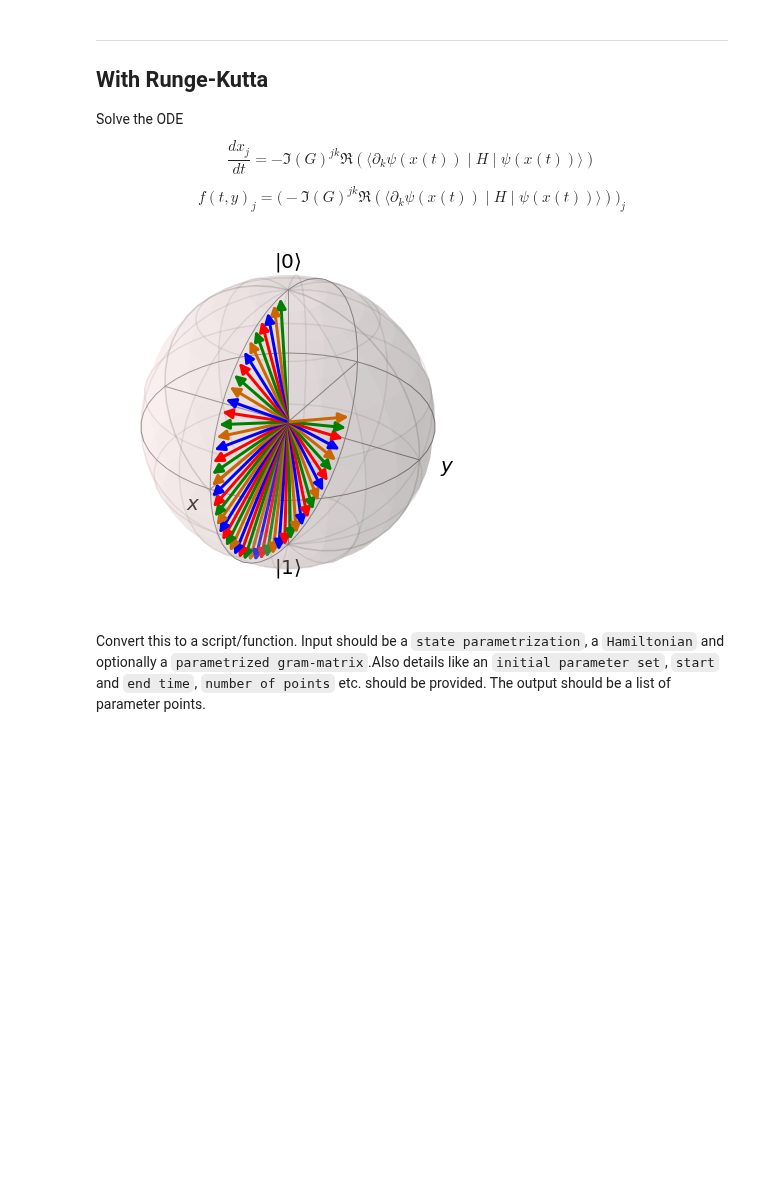
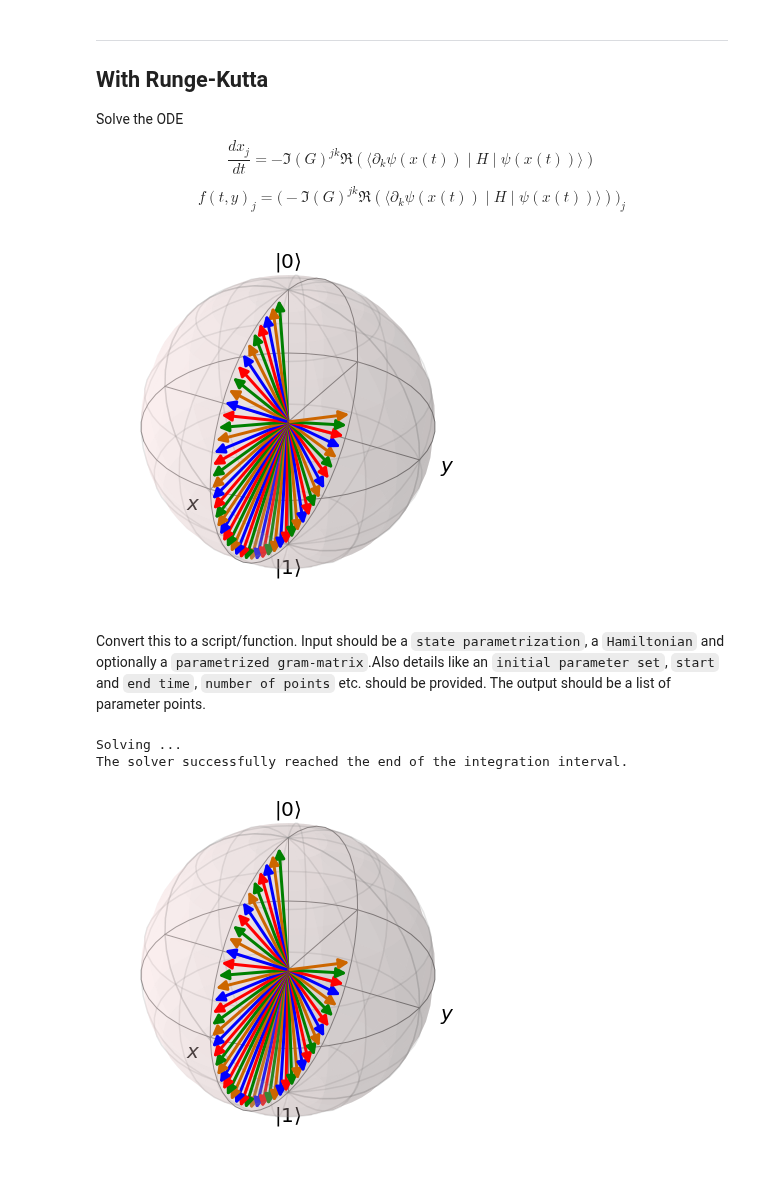
Before and after one commit to LeonhardRichter/TDVP_and_QAOA, a Jupyter notebook: tdvp.ipynb, the cells around one changed output. Drawn from its saved outputs; the diff is of its cells as text; code cells hidden in the pictures; blank space fills up the shorter version.

Commit message:
finish tdvp script

```diff
--- a/tdvp.ipynb
+++ b/tdvp.ipynb
@@ -176,13 +183,13 @@ $$ f(t,y)_j = \big(-\Im(G)^{jk}\Re(\langle\partial_k\psi(x(t))\mid H\mid \psi(x(
 H=qt.sigmay()
 # %%
 def RHS(t,y):
-    imG = np.linalg.inv(np.imag(G(psi,y)))
+    imG = linalg.inv(np.imag(G(psi,y)))
     reGrad = np.real(grad(psi,y,H))
     return np.array(-imG*reGrad).flatten()
 # %%
 times = np.linspace(0,2*np.pi/3,50)
 # %%
-result = sp.integrate.solve_ivp(fun=RHS, t_span=(times[0],times[-1]), y0=np.array([.1,0]),t_eval=times, method="RK45")
+result = integrate.solve_ivp(fun=RHS, t_span=(times[0],times[-1]), y0=(.12,0),t_eval=times, method="RK45")
 # %%
 pts=result.y
 # %%
@@ -192,7 +199,7 @@ b.add_states([psi((pts[0][j], pts[1][j]))
 # b.view=[-90,30]
 b.show()
 # %% [output]
-[figure, old version]
+[figure, new version]
 # %% [markdown]
 Convert this to a script/function. Input should be a `state parametrization`, a `Hamiltonian` and optionally a `parametrized gram-matrix`.Also details like an `initial parameter set`, `start` and `end time`, `number of points` etc. should be provided. The output should be a list of parameter points.
 # %%
@@ -250,0 +269,5 @@ def tdvp_solver(state_param: callable[[npt.NDArray[float]],qt.Qobj()],
+# %%
+result, tx = tdvp_solver(psi,qt.sigmay(),(.12,0),np.linspace(0,2*np.pi/3,50))
+# %% [output]
+Solving ...
+The solver successfully reached the end of the integration interval.
@@ -250,0 +315,7 @@ def tdvp_solver(state_param: callable[[npt.NDArray[float]],qt.Qobj()],
+# %%
+b = qt.Bloch()
+b.add_states([psi(val)for val in tx.values()], kind="vector")
+# b.view=[-90,30]
+b.show()
+# %% [output]
+[figure, added]
```
Also changed, not shown: parts of 3 cells of this notebook.
